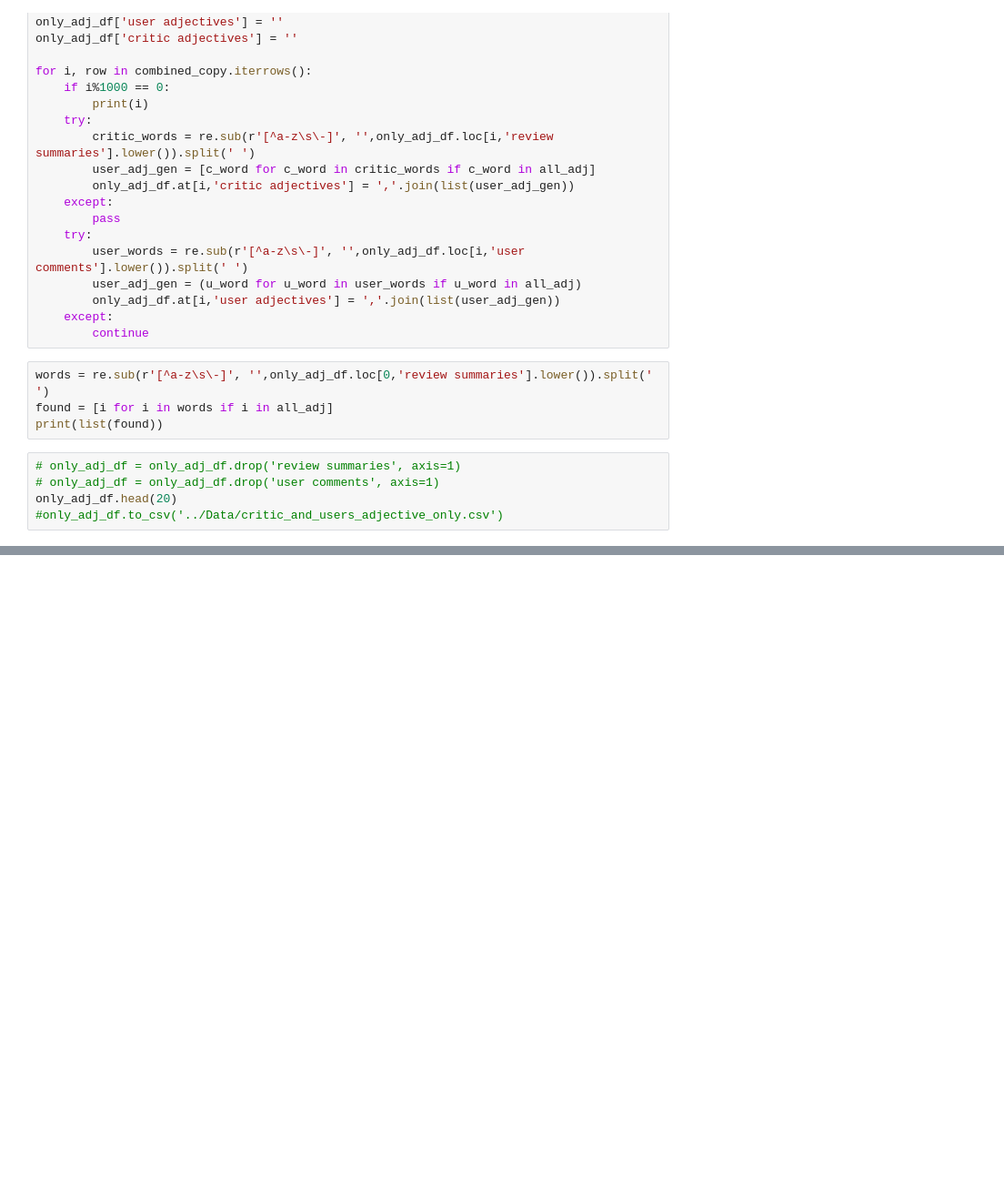
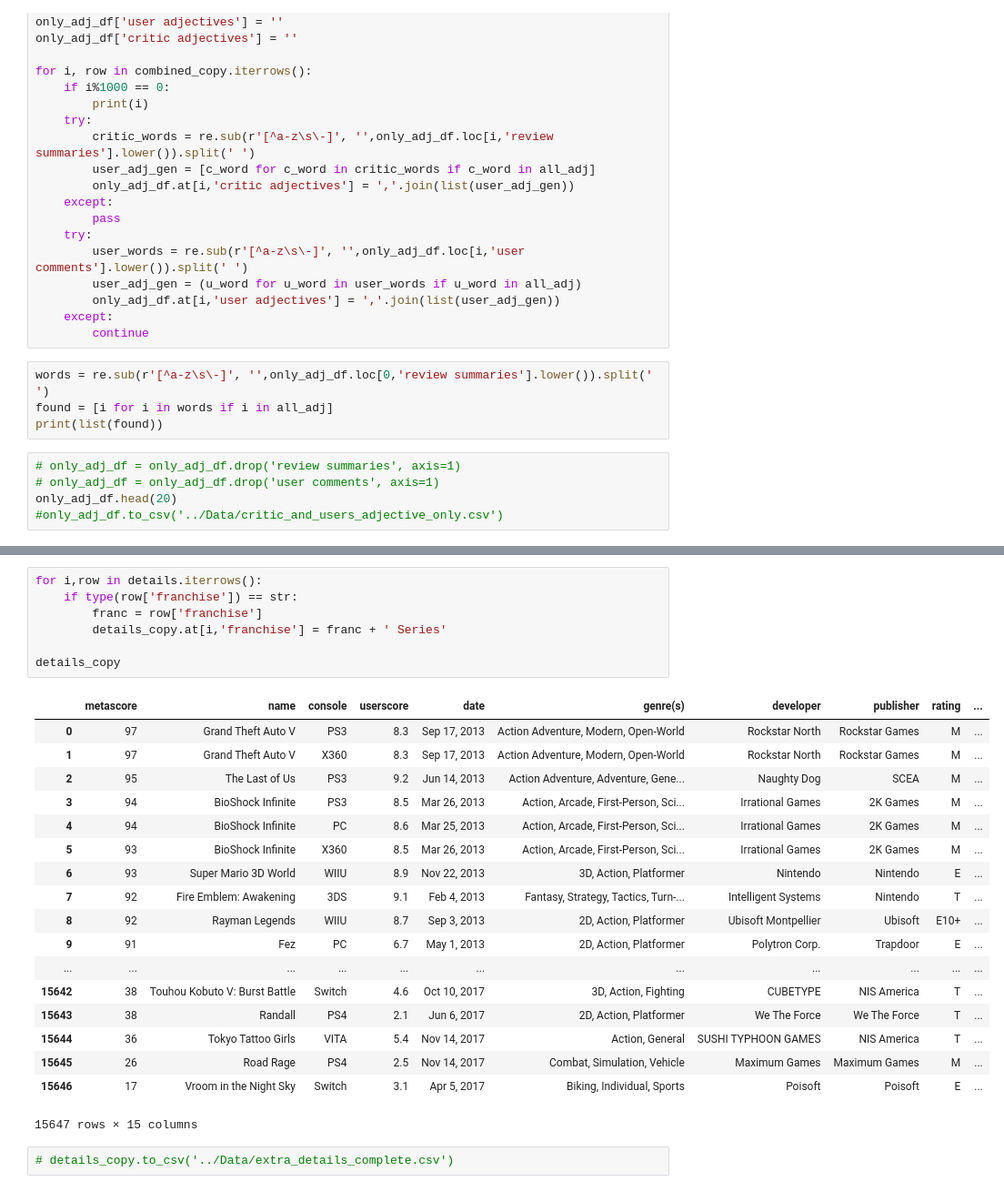
Before and after one commit to Tobi1kenobi/metacritic-games-vis, a Jupyter notebook: Notebooks/Word cloud generator.ipynb, the cells around one changed output, grey strips where cells are left out. Shown at 91% size. Drawn from its saved outputs; the diff is of its cells as text; blank space fills up the shorter version.

```diff
--- a/Notebooks/Word cloud generator.ipynb
+++ b/Notebooks/Word cloud generator.ipynb
@@ -485,0 +514,28 @@ test_df.loc[198,'critic adjectives'].replace(',', ' ')
+# %%
+for i,row in details.iterrows():
+    if type(row['franchise']) == str:
+        franc = row['franchise']
+        details_copy.at[i,'franchise'] = franc + ' Series'
+
+details_copy
+# %% [output]
+|  | metascore | name | console | userscore | date | genre(s) | developer | publisher | rating | ... |
+| 0 | 97 | Grand Theft Auto V | PS3 | 8.3 | Sep 17, 2013 | Action Adventure, Modern, Open-World | Rockstar North | Rockstar Games | M | ... |
+| 1 | 97 | Grand Theft Auto V | X360 | 8.3 | Sep 17, 2013 | Action Adventure, Modern, Open-World | Rockstar North | Rockstar Games | M | ... |
+| 2 | 95 | The Last of Us | PS3 | 9.2 | Jun 14, 2013 | Action Adventure, Adventure, Gene... | Naughty Dog | SCEA | M | ... |
+| 3 | 94 | BioShock Infinite | PS3 | 8.5 | Mar 26, 2013 | Action, Arcade, First-Person, Sci... | Irrational Games | 2K Games | M | ... |
+| 4 | 94 | BioShock Infinite | PC | 8.6 | Mar 25, 2013 | Action, Arcade, First-Person, Sci... | Irrational Games | 2K Games | M | ... |
+| 5 | 93 | BioShock Infinite | X360 | 8.5 | Mar 26, 2013 | Action, Arcade, First-Person, Sci... | Irrational Games | 2K Games | M | ... |
+| 6 | 93 | Super Mario 3D World | WIIU | 8.9 | Nov 22, 2013 | 3D, Action, Platformer | Nintendo | Nintendo | E | ... |
+| 7 | 92 | Fire Emblem: Awakening | 3DS | 9.1 | Feb 4, 2013 | Fantasy, Strategy, Tactics, Turn-... | Intelligent Systems | Nintendo | T | ... |
+| 8 | 92 | Rayman Legends | WIIU | 8.7 | Sep 3, 2013 | 2D, Action, Platformer | Ubisoft Montpellier | Ubisoft | E10+ | ... |
+| 9 | 91 | Fez | PC | 6.7 | May 1, 2013 | 2D, Action, Platformer | Polytron Corp. | Trapdoor | E | ... |
+| ... | ... | ... | ... | ... | ... | ... | ... | ... | ... | ... |
+| 15642 | 38 | Touhou Kobuto V: Burst Battle | Switch | 4.6 | Oct 10, 2017 | 3D, Action, Fighting | CUBETYPE | NIS America | T | ... |
+| 15643 | 38 | Randall | PS4 | 2.1 | Jun 6, 2017 | 2D, Action, Platformer | We The Force | We The Force | T | ... |
+| 15644 | 36 | Tokyo Tattoo Girls | VITA | 5.4 | Nov 14, 2017 | Action, General | SUSHI TYPHOON GAMES | NIS America | T | ... |
+| 15645 | 26 | Road Rage | PS4 | 2.5 | Nov 14, 2017 | Combat, Simulation, Vehicle | Maximum Games | Maximum Games | M | ... |
+| 15646 | 17 | Vroom in the Night Sky | Switch | 3.1 | Apr 5, 2017 | Biking, Individual, Sports | Poisoft | Poisoft | E | ... |
+15647 rows × 15 columns
+# %%
+# details_copy.to_csv('../Data/extra_details_complete.csv')
```
Also changed, not shown: parts of 4 cells of this notebook, 4 other files.
